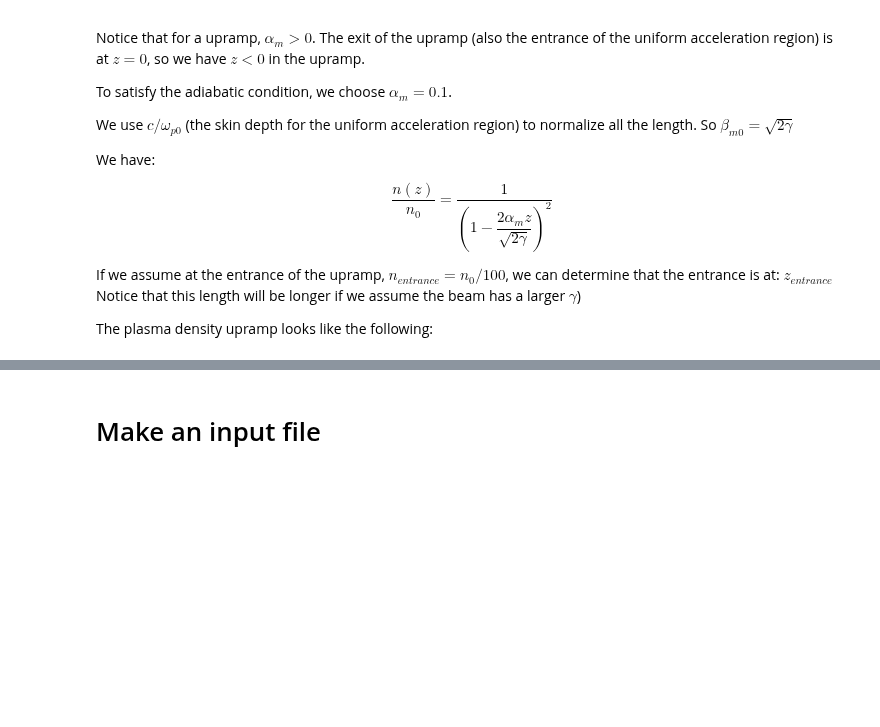
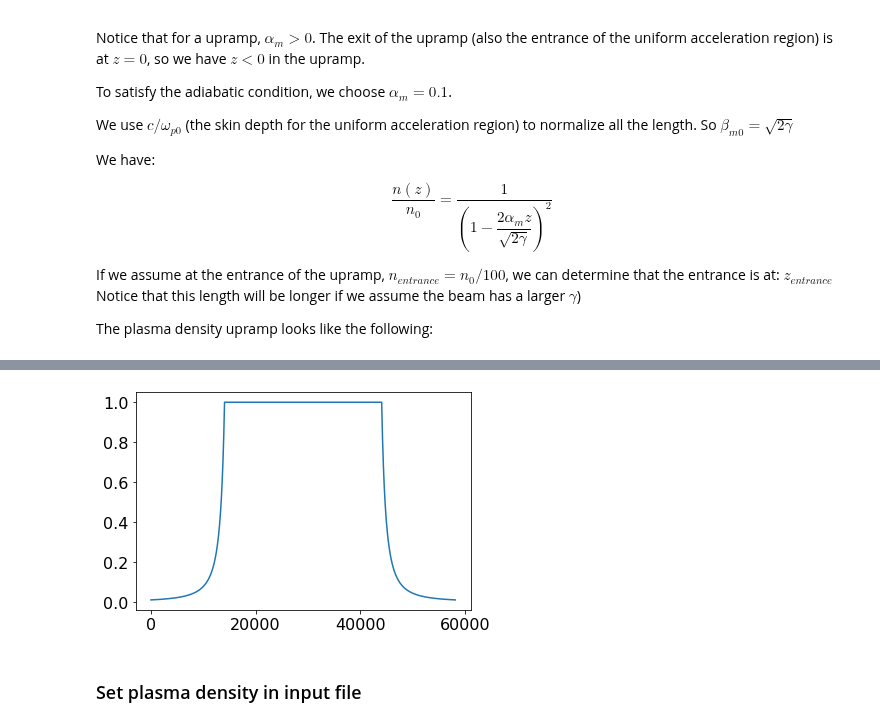
Before and after one commit to uclazyj/JupyterQpic, a Jupyter notebook: xinlu_ramp.ipynb, the cells around one changed output, grey strips where cells are left out. Drawn from its saved outputs; the diff is of its cells as text; code cells hidden in the pictures; blank space fills up the shorter version.

```diff
--- a/xinlu_ramp.ipynb
+++ b/xinlu_ramp.ipynb
@@ -29,7 +29,8 @@ import matplotlib.pyplot as plt
 alpha_m = 0.1
 gamma = 48786
 n_entrance_over_n0 = 0.01
-plateau_length = 20000
+plateau_length = 30000
+downramp = True
 # %%
 ### Generate the ramp and plot
 beta_m0 = np.sqrt(2 * gamma)
@@ -47,13 +51,19 @@ plt.show()
 # %%
-### Shift the entrance to z = 0, then append a uniform acceleration region
-z_shift = z - z[0]
-if plateau_length > 0:
-    z_shift = np.append(z_shift,z_shift[-1]+plateau_length)
-    n_shift = np.append(n,1.0)
-plt.plot(z_shift,n_shift)
+### Shift the entrance to z = 0, then append a uniform acceleration region, or perhaps append a downramp as well
+z_input = z - z[0]
+n_input = n
+if downramp:
+    z_input = np.append(z_input,z_input + (z_input[-1] + plateau_length))
+    n_input = np.append(n_input,n_input[::-1])
+elif plateau_length > 0:
+    z_input = np.append(z_input,z_input[-1]+plateau_length)
+    n_input = np.append(n,n[-1])
+plt.plot(z_input,n_input)
 plt.show()
+# %% [output]
+[figure, added]
 # %% [markdown]
-# Make an input file
+### Set plasma density in input file
 # %%
 from helper import *
 clean_up()
```
Also changed, not shown: parts of 3 cells of this notebook, 1 other file.
